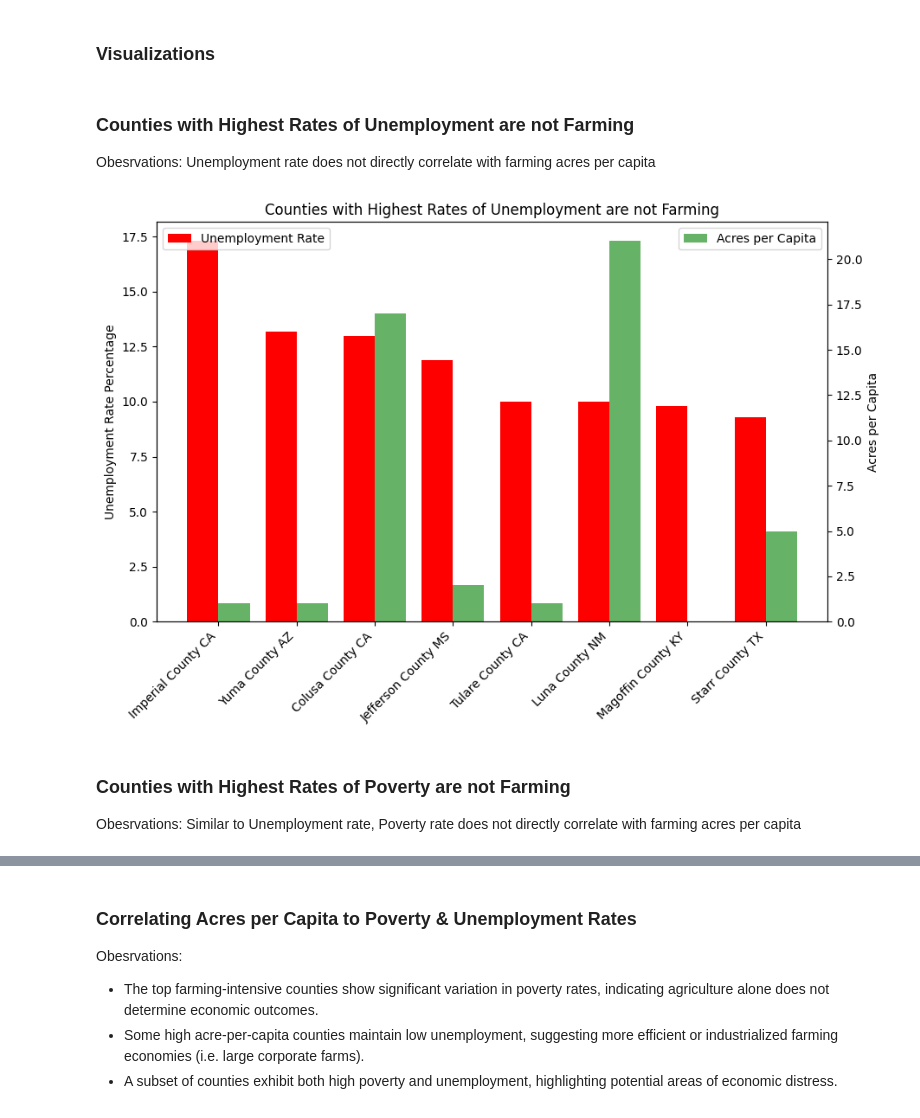
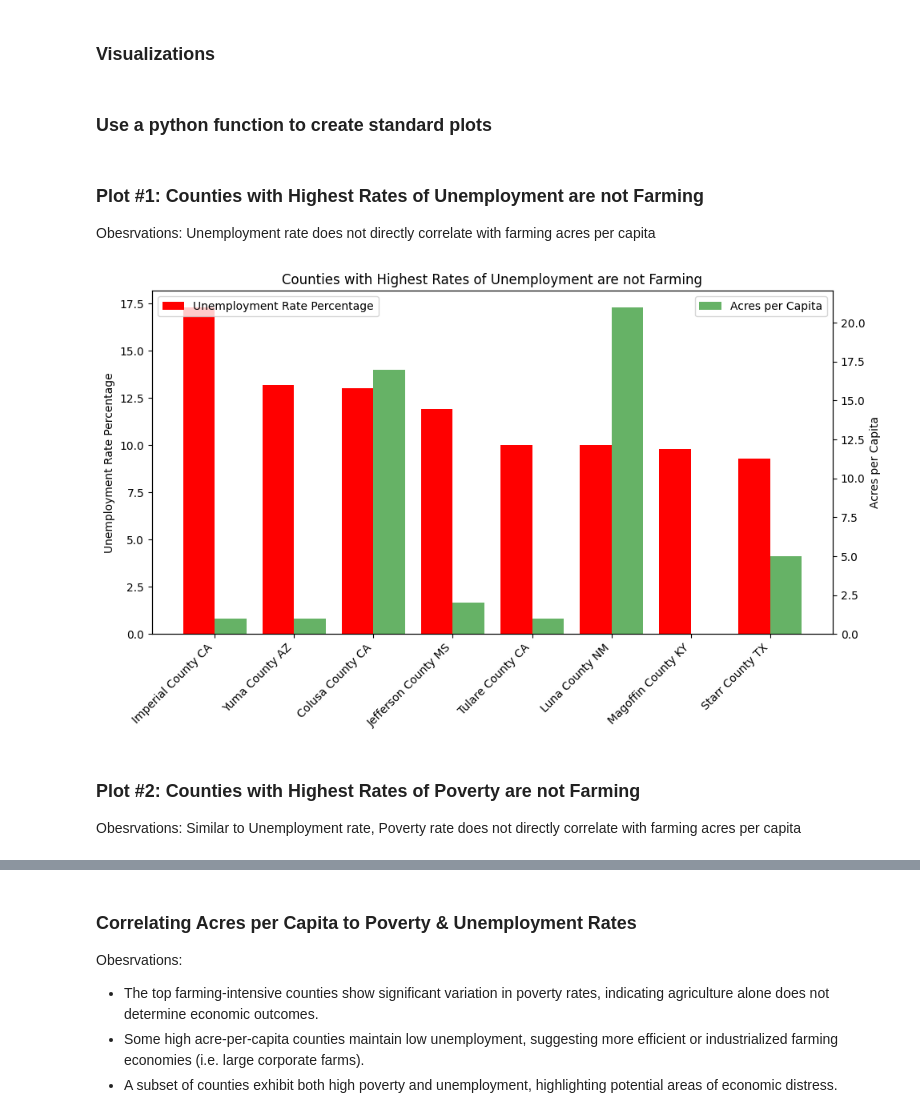
Before and after one commit to reppenp/Capstone_Project_Agri_Influence, a Jupyter notebook: workbook/agri_influence.ipynb, the cells around one changed output, grey strips where cells are left out. Saved outputs shown, nothing was run; the diff lists cells and outputs as text; code cells hidden in the pictures.

```diff
--- a/workbook/agri_influence.ipynb
+++ b/workbook/agri_influence.ipynb
@@ -920,34 +894,4 @@ pd.read_sql(query6, connection)
 # %% [markdown]
 ### Visualizations
 # %% [markdown]
-### Counties with Highest Rates of Unemployment are not Farming
-
-Obesrvations: Unemployment rate does not directly correlate with farming acres per capita
+### Use a python function to create standard plots
-# %%
-plot1 = pd.read_sql(query4, connection)
-
-fig, ax1 = plt.subplots(figsize=(10, 6))
-
-width = 0.4
-x_pos = np.arange(len(plot1['zone']))
-
-ax1.bar(x_pos - width/2, plot1['unempl_rt'], width=width, color='red', label='Unemployment Rate')
-# ax1.set_xlabel('County')
-ax1.set_ylabel('Unemployment Rate Percentage')
-ax1.legend(loc='upper left')
-ax1.set_xticks(x_pos)
-ax1.set_xticklabels(plot1['zone'], rotation=45, ha='right')
-
-
-ax2 = ax1.twinx()
-ax2.bar(x_pos + width/2, plot1['ac_cap'], width=width, color='green', label='Acres per Capita', alpha=0.6)
-ax2.set_ylabel('Acres per Capita')
-ax2.legend(loc='upper right')
-
-
-plt.title('Counties with Highest Rates of Unemployment are not Farming')
-
-plt.savefig('../plots/Counties with High Unemployment Rates')
-plt.show()
-# %% [output]
-[figure, removed]
@@ -954,4 +933,22 @@ plt.show()
+# %% [markdown]
+### Plot #1: Counties with Highest Rates of Unemployment are not Farming
+
+Obesrvations: Unemployment rate does not directly correlate with farming acres per capita
+# %%
+plot_dual_axis_bar(
+    connection=connection,
+    query=query4,
+    x_col='zone',
+    y1_col='unempl_rt',
+    y2_col='ac_cap',
+    y1_label='Unemployment Rate Percentage',
+    y2_label='Acres per Capita',
+    title='Counties with Highest Rates of Unemployment are not Farming',
+    filename='../plots/Counties_with_High_Unemployment_Rates.png'
+)
+# %% [output]
+[figure, added]
 # %% [markdown]
-### Counties with Highest Rates of Poverty are not Farming
+### Plot #2: Counties with Highest Rates of Poverty are not Farming
 
 Obesrvations: Similar to Unemployment rate, Poverty rate does not directly correlate with farming acres per capita
```
Also changed, not shown: parts of 7 cells of this notebook, 6 other files.
